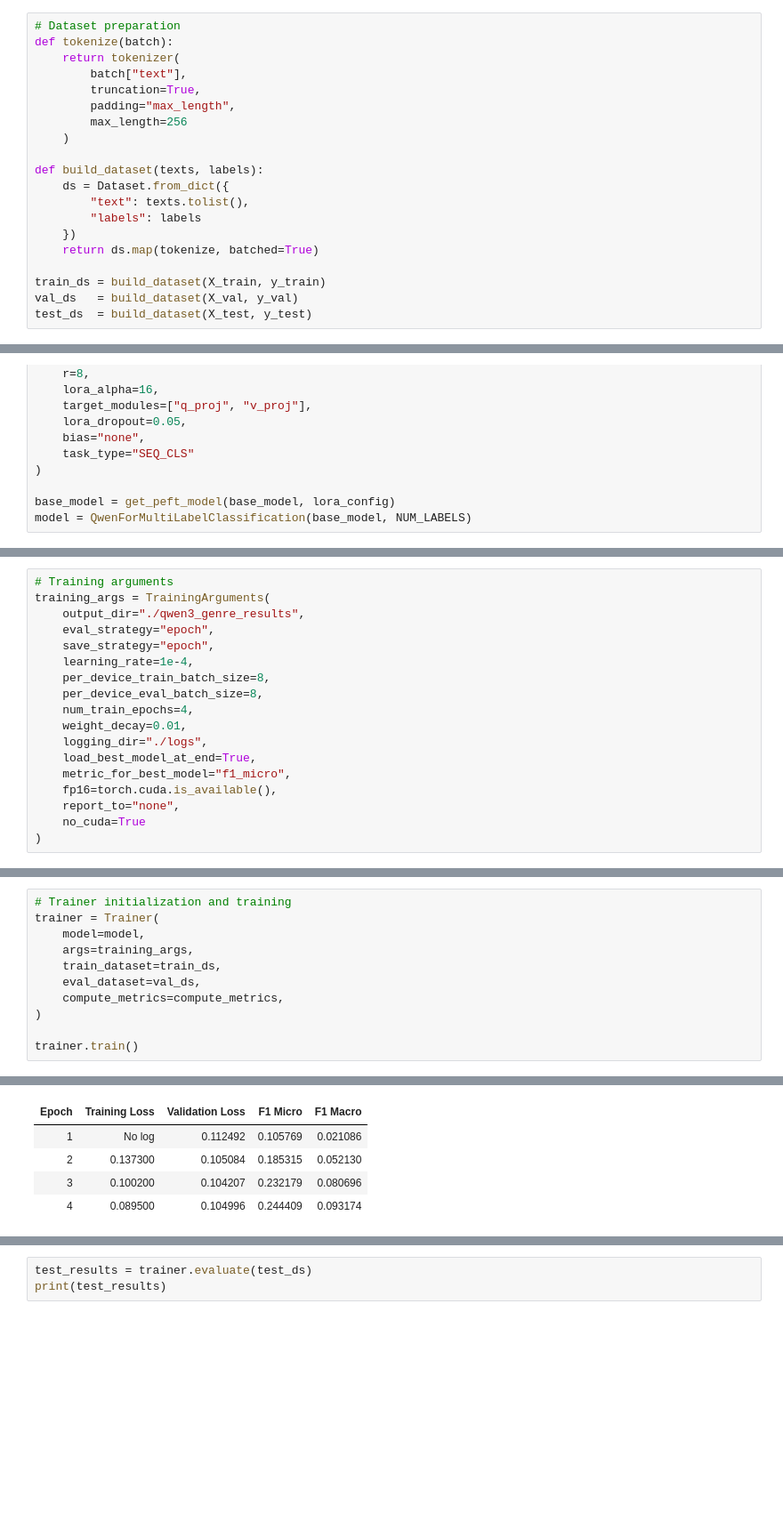
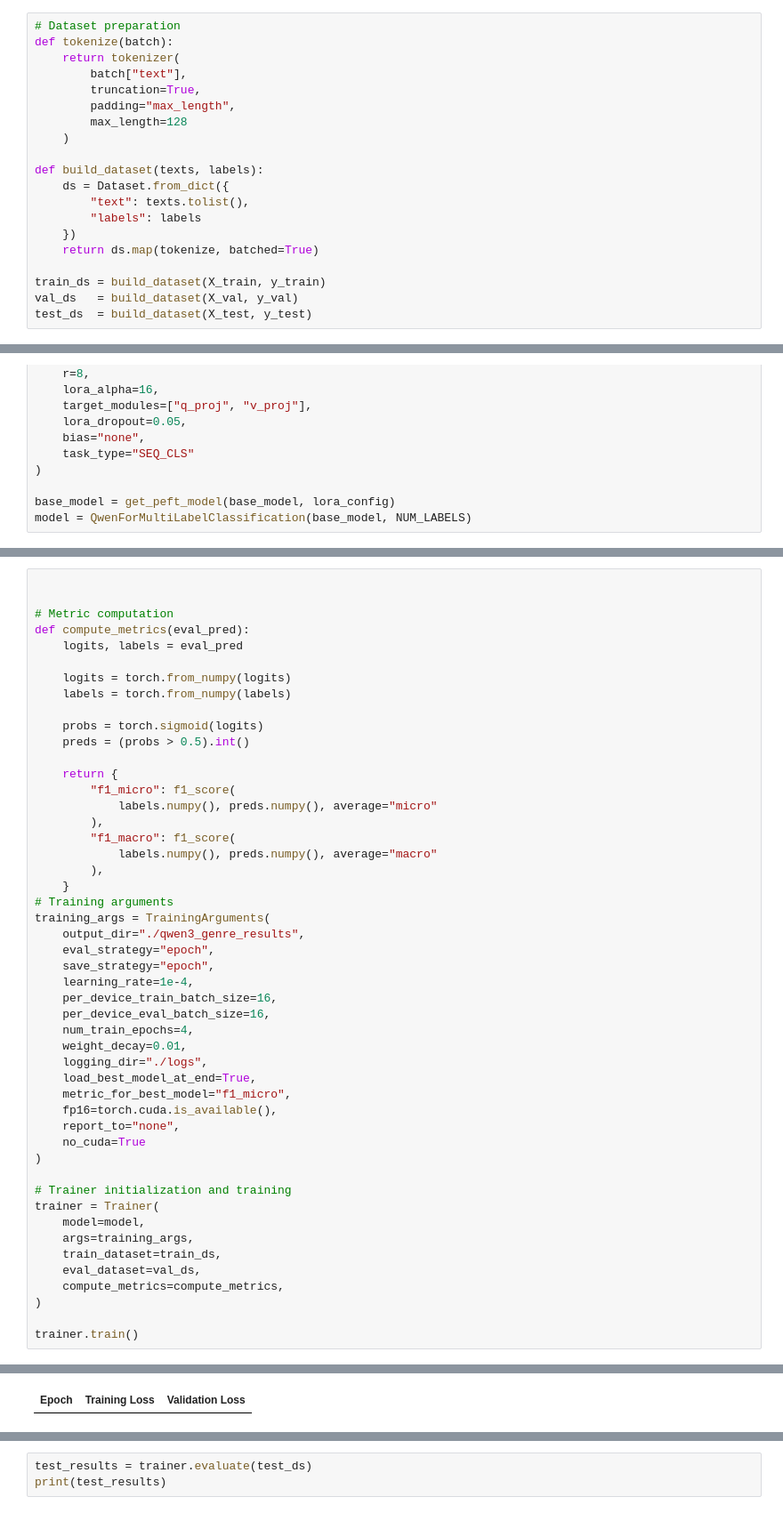
Before and after one commit to Azrieldr/Proyek_Text_Analytics_24917032, a Jupyter notebook: 24917032.ipynb, the cells around one changed output, grey strips where cells are left out. Shown at 89% size. Cells and saved outputs as stored; diff of their text form; blank space fills up the shorter version.

```diff
--- a/24917032.ipynb
+++ b/24917032.ipynb
@@ -164,7 +176,7 @@ def tokenize(batch):
         batch["text"],
         truncation=True,
         padding="max_length",
-        max_length=256
+        max_length=128
     )
 
 def build_dataset(texts, labels):
@@ -243,18 +235,0 @@ def compute_metrics(eval_pred):
-# %%
-# Training arguments
-training_args = TrainingArguments(
-    output_dir="./qwen3_genre_results",
-    eval_strategy="epoch",
-    save_strategy="epoch",
-    learning_rate=1e-4,
-    per_device_train_batch_size=8,
-    per_device_eval_batch_size=8,
-    num_train_epochs=4,
-    weight_decay=0.01,
-    logging_dir="./logs",
-    load_best_model_at_end=True,
-    metric_for_best_model="f1_micro",
-    fp16=torch.cuda.is_available(),
-    report_to="none",
-    no_cuda=True
-)
@@ -261,4 +543,42 @@ training_args = TrainingArguments(
 # %%
+
+
+# Metric computation
+def compute_metrics(eval_pred):
+    logits, labels = eval_pred
+
+    logits = torch.from_numpy(logits)
+    labels = torch.from_numpy(labels)
+
+    probs = torch.sigmoid(logits)
+    preds = (probs > 0.5).int()
+
+    return {
+        "f1_micro": f1_score(
+            labels.numpy(), preds.numpy(), average="micro"
+        ),
+        "f1_macro": f1_score(
+            labels.numpy(), preds.numpy(), average="macro"
+        ),
+    }
+# Training arguments
+training_args = TrainingArguments(
+    output_dir="./qwen3_genre_results",
+    eval_strategy="epoch",
+    save_strategy="epoch",
+    learning_rate=1e-4,
+    per_device_train_batch_size=16,
+    per_device_eval_batch_size=16,
+    num_train_epochs=4,
+    weight_decay=0.01,
+    logging_dir="./logs",
+    load_best_model_at_end=True,
+    metric_for_best_model="f1_micro",
+    fp16=torch.cuda.is_available(),
+    report_to="none",
+    no_cuda=True
+)
+
 # Trainer initialization and training
 trainer = Trainer(
     model=model,
@@ -274,5 +594 @@ trainer.train()
-| Epoch | Training Loss | Validation Loss | F1 Micro | F1 Macro |
-| 1 | No log | 0.112492 | 0.105769 | 0.021086 |
-| 2 | 0.137300 | 0.105084 | 0.185315 | 0.052130 |
-| 3 | 0.100200 | 0.104207 | 0.232179 | 0.080696 |
-| 4 | 0.089500 | 0.104996 | 0.244409 | 0.093174 |
+| Epoch | Training Loss | Validation Loss |
```
Also changed, not shown: parts of 10 cells of this notebook, 6 other files.
